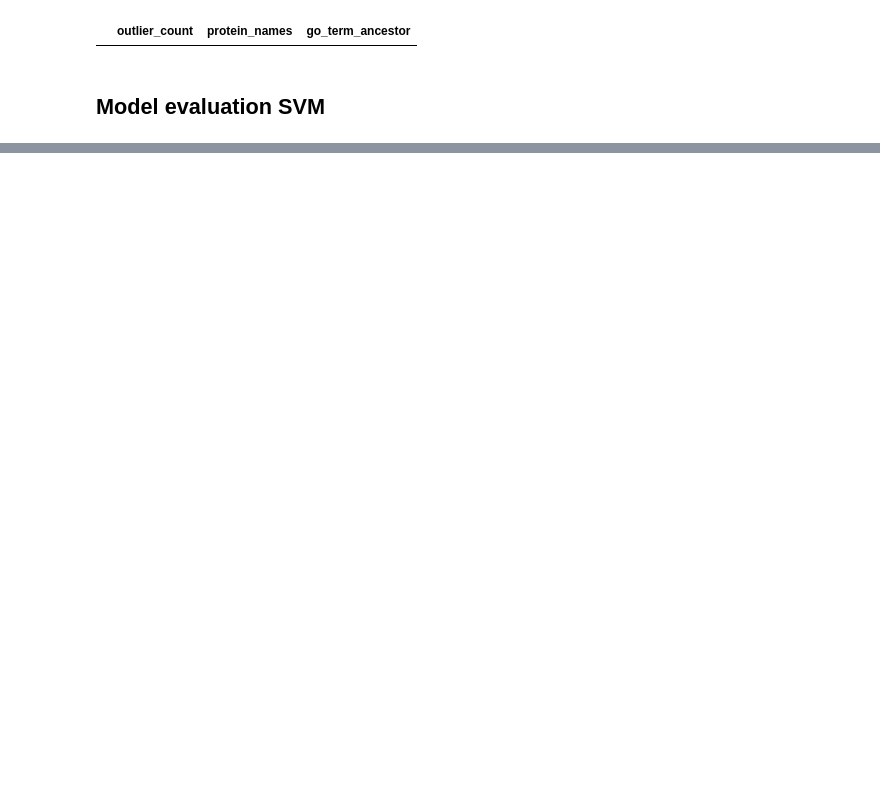
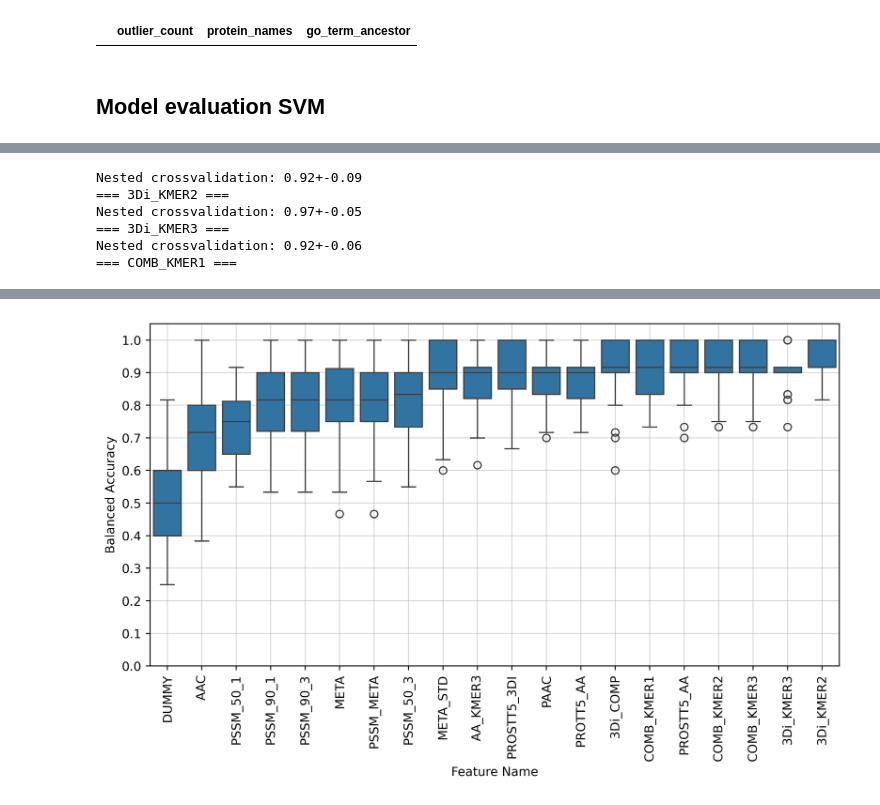
Before and after one commit to adenger/subpred_dl, a Jupyter notebook: notebooks/svm_tests.ipynb, the cells around one changed output, grey strips where cells are left out. Drawn from its saved outputs; the diff is of its cells as text; code cells hidden in the pictures; blank space fills up the shorter version.

```diff
--- a/notebooks/svm_tests.ipynb
+++ b/notebooks/svm_tests.ipynb
@@ -378,7 +390,7 @@ from sklearn.model_selection import (
     StratifiedKFold,
 )
 from sklearn.metrics import f1_score, balanced_accuracy_score
-def nested_crossval(feature_name, X, y, sample_names, feature_names):
+def nested_crossval(feature_name, X, y, sample_names, feature_names, outer_cv:int=5, inner_cv:int=5,repeats:int=10):
     print(f"=== {feature_name} ===")
     model = make_pipeline(VarianceThreshold(), StandardScaler(), SelectKBest(), SVC())
 
@@ -398,7 +410,7 @@ def nested_crossval(feature_name, X, y, sample_names, feature_names):
         estimator=model,
         param_grid=param_grid,
         scoring="balanced_accuracy",
-        cv=StratifiedKFold(5),
+        cv=StratifiedKFold(inner_cv),
         n_jobs=-1,
     )
 
@@ -408,7 +420,7 @@ def nested_crossval(feature_name, X, y, sample_names, feature_names):
         gridsearch,
         X,
         y,
-        cv=RepeatedStratifiedKFold(n_splits=5, n_repeats=10, random_state=0),
+        cv=RepeatedStratifiedKFold(n_splits=outer_cv, n_repeats=repeats, random_state=0),
         scoring="balanced_accuracy",
         n_jobs=-1,
     )
@@ -458,0 +429,63 @@ plt.savefig(RESULTS_FOLDER+TEST_NAME,bbox_inches='tight', dpi=300)
+# %%
+from subpred.util import save_data, load_data
+import matplotlib.pyplot as plt
+import seaborn as sns
+from pathlib import Path
+
+RESULTS_FOLDER = "../data/results/"
+TEST_NAME = "svc_athaliana_sugar_amino"
+RECALCULATE = not Path(RESULTS_FOLDER + TEST_NAME + ".pickle").exists() # TODO
+
+if RECALCULATE:
+    # takes about 20 min
+
+    # variancethreshold removes features, then selectkbest complains that more features are selected than available
+    # because max_features = min(len(feature_names), 200).
+    # in this case, selectkbest simply returns all remaining features, so nothing to worry about.
+    # using variancethreshold to determine max_features could be seen as information sharing, therefore we avoid that
+    results_rbf_svm = [
+        (ml_dataset[0], nested_crossval(*ml_dataset,outer_cv=5,inner_cv=5, repeats=10)) for ml_dataset in ml_datasets
+    ]
+
+    results_long = list()
+    for feature_name, test_results in results_rbf_svm:
+        for test_result in test_results:
+            results_long.append((feature_name, test_result))
+
+    df_results_long = pd.DataFrame.from_records(
+        results_long, columns=["Feature Name", "Balanced Accuracy"]
+    )
+
+    save_data(df_results_long, TEST_NAME, folder_path=RESULTS_FOLDER)
+else:
+    df_results_long = load_data(TEST_NAME, folder_path=RESULTS_FOLDER)
+
+plt.figure(figsize=(10, 5), dpi=500)
+df_results_long_stats = pd.concat(
+    [
+        df_results_long.groupby("Feature Name")["Balanced Accuracy"]
+        .median()
+        .rename("median_val"),
+        df_results_long.groupby("Feature Name")["Balanced Accuracy"]
+        .std()
+        .rename("std_val"),
+    ],
+    axis=1,
+)
+df_results_long_stats = df_results_long_stats.sort_values(
+    by=["median_val", "std_val"], ascending=[True, False]
+)
+display(df_results_long_stats)
+sns.boxplot(
+    df_results_long,
+    x="Feature Name",
+    y="Balanced Accuracy",
+    order=df_results_long_stats.index,
+)
+df_results_long
+plt.xticks(rotation=90)
+plt.ylim((0, 1.05))
+plt.grid(True, alpha=0.5)
+plt.yticks(np.arange(0, 1.1, 0.1))
+plt.savefig(RESULTS_FOLDER + TEST_NAME, bbox_inches="tight", dpi=300)
+# %% [output]
@@ -458,0 +509,6 @@ plt.savefig(RESULTS_FOLDER+TEST_NAME,bbox_inches='tight', dpi=300)
+Nested crossvalidation: 0.92+-0.09
+=== 3Di_KMER2 ===
+Nested crossvalidation: 0.97+-0.05
+=== 3Di_KMER3 ===
+Nested crossvalidation: 0.92+-0.06
+=== COMB_KMER1 ===
@@ -459,3 +546,4 @@ plt.savefig(RESULTS_FOLDER+TEST_NAME,bbox_inches='tight', dpi=300)
+[figure, added]
 # %%
 # TODO linear svm, linear svm with nyström, DNN -> other?
 # TODO maybe find all sugar transporters against background of all proteins?
```
Also changed, not shown: parts of 8 cells of this notebook.
